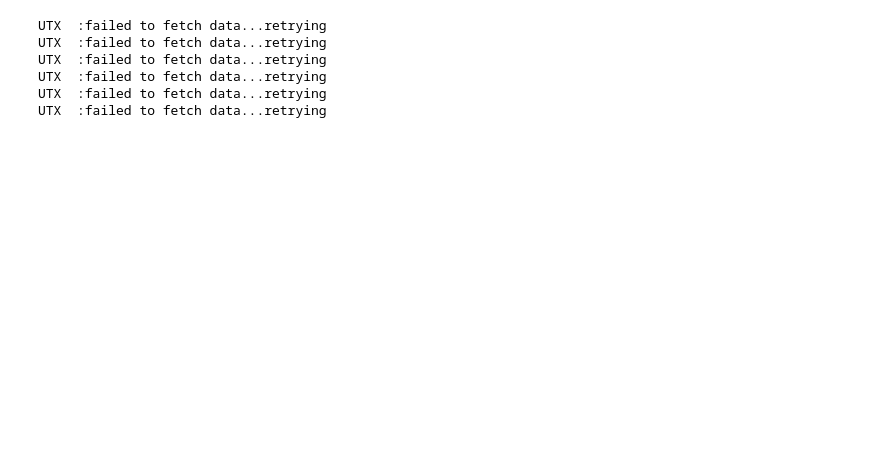
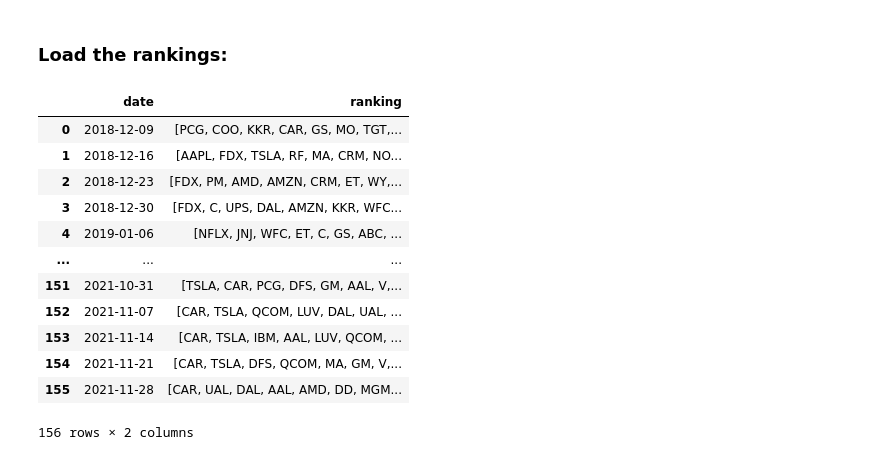
Before and after one commit to DaniloMendezR/master_thesis, a Jupyter notebook: Backtesting.ipynb, the cells around one changed output. Cells and saved outputs as stored; diff of their text form; code cells hidden in the pictures; blank space fills up the shorter version.

```diff
--- a/Backtesting.ipynb
+++ b/Backtesting.ipynb
@@ -25 +15,22 @@ import matplotlib.pyplot as plt
+# %% [markdown]
+### Load the rankings:
+# %%
+rankings = pd.read_csv(os.path.join(PATH, 'ranking_results.csv')) #Note that rankings['ranking'] is read literally as a str
+rankings['ranking']= rankings['ranking'].apply(lambda x: ast.literal_eval(x)) #ast.literal_eval(x) evaluate the string containing a Python literal
+rankings['date'] = pd.to_datetime(rankings['date']).dt.date
+rankings
+# %% [output]
+|  | date | ranking |
+| 0 | 2018-12-09 | [PCG, COO, KKR, CAR, GS, MO, TGT,... |
+| 1 | 2018-12-16 | [AAPL, FDX, TSLA, RF, MA, CRM, NO... |
+| 2 | 2018-12-23 | [FDX, PM, AMD, AMZN, CRM, ET, WY,... |
+| 3 | 2018-12-30 | [FDX, C, UPS, DAL, AMZN, KKR, WFC... |
+| 4 | 2019-01-06 | [NFLX, JNJ, WFC, ET, C, GS, ABC, ... |
+| ... | ... | ... |
+| 151 | 2021-10-31 | [TSLA, CAR, PCG, DFS, GM, AAL, V,... |
+| 152 | 2021-11-07 | [CAR, TSLA, QCOM, LUV, DAL, UAL, ... |
+| 153 | 2021-11-14 | [CAR, TSLA, IBM, AAL, LUV, QCOM, ... |
+| 154 | 2021-11-21 | [CAR, TSLA, DFS, QCOM, MA, GM, V,... |
+| 155 | 2021-11-28 | [CAR, UAL, DAL, AAL, AMD, DD, MGM... |
+156 rows × 2 columns
 # %%
@@ -56,35 +79,37 @@ def max_dd(DF):
     max_dd = df["drawdown_pct"].max()
     return max_dd
 # %%
-# Download historical data (monthly) for DJI constituent stocks
+# Download historical data (weekly) for our stock universe constituent stocks
 
-tickers = ["MMM","AXP","T","BA","CAT","CVX","CSCO","KO", "XOM","GE","GS","HD",
-           "IBM","INTC","JNJ","JPM","MCD","MRK","MSFT","NKE","PFE","PG","TRV",
-           "UTX","UNH","VZ","V","WMT","DIS"] # Constituents of dow jones as of 2014-02-01 (except dow chemicals because Yahoo didn't have all the data)
+start_date = (rankings.date.iloc[0]).strftime('%Y-%m-%d')
+end_date = (rankings.date.iloc[-1]+dt.timedelta(days=7)).strftime('%Y-%m-%d') # +7 to get the last Mon-Sun data
 
-ohlc_mon = {} # directory with ohlc value for each stock
+#Stock Universe
+concatenated_stocks = rankings.ranking.sum() #Concatenate all rankings of stocks in one big list
+tickers = list(set(concatenated_stocks)) #Take only the unique stocks in that big list --> our stock universe
+
+ohlc_week = {} # directory with ohlc value for each stock
 attempt = 0 # initializing passthrough variable
 drop = [] # initializing list to store tickers whose close price was successfully extracted
 while len(tickers) != 0 and attempt <= 5:
     tickers = [j for j in tickers if j not in drop] # removing stocks whose data has been extracted from the ticker list
     for i in range(len(tickers)):
         try:
-            ohlc_mon[tickers[i]] = pdr.get_data_yahoo(tickers[i],datetime.date.today()-datetime.timedelta(2419),datetime.date.today(),interval='m')
-            ohlc_mon[tickers[i]].dropna(inplace = True)
+            panel_data = pandas_datareader.yahoo.daily.YahooDailyReader(tickers[i], interval='d', start=start_date, end=end_date).read()
+            panel_data['W_Date'] = pd.to_datetime(panel_data.index)
+            panel_data = panel_data.groupby(pd.Grouper(key='W_Date', freq='W-SUN', label= 'right', sort=True)).agg(lambda x: x[-1]).reset_index().sort_values('W_Date')
+            panel_data = pd.DataFrame(panel_data.set_index('W_Date'))
+            panel_data.index.names = ['Date'] #Rename index
+
+            ohlc_week[tickers[i]] = panel_data
+            ohlc_week[tickers[i]].dropna(inplace = True)
             drop.append(tickers[i])
         except:
             print(tickers[i]," :failed to fetch data...retrying")
             continue
     attempt+=1
 
-tickers = ohlc_mon.keys() # redefine tickers variable after removing any tickers with corrupted data
+tickers = ohlc_week.keys() # redefine tickers variable after removing any tickers with corrupted data
-# %% [output]
-UTX  :failed to fetch data...retrying
-UTX  :failed to fetch data...retrying
-UTX  :failed to fetch data...retrying
-UTX  :failed to fetch data...retrying
-UTX  :failed to fetch data...retrying
-UTX  :failed to fetch data...retrying
 # %%
 ################################Backtesting####################################
 
```
Also changed, not shown: parts of 7 cells of this notebook, 23 other files.
